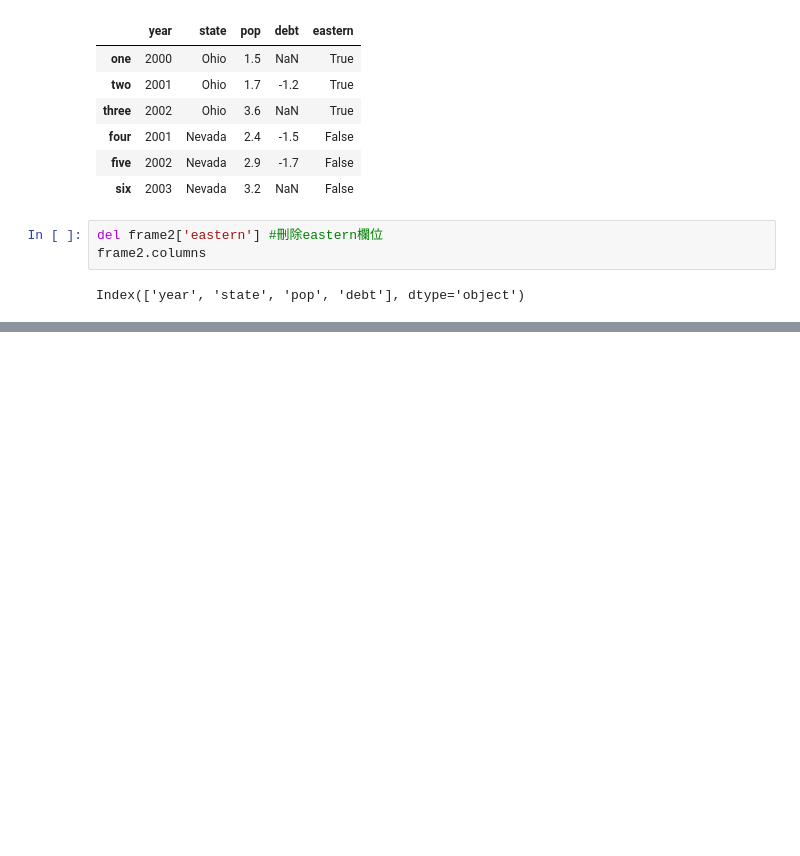
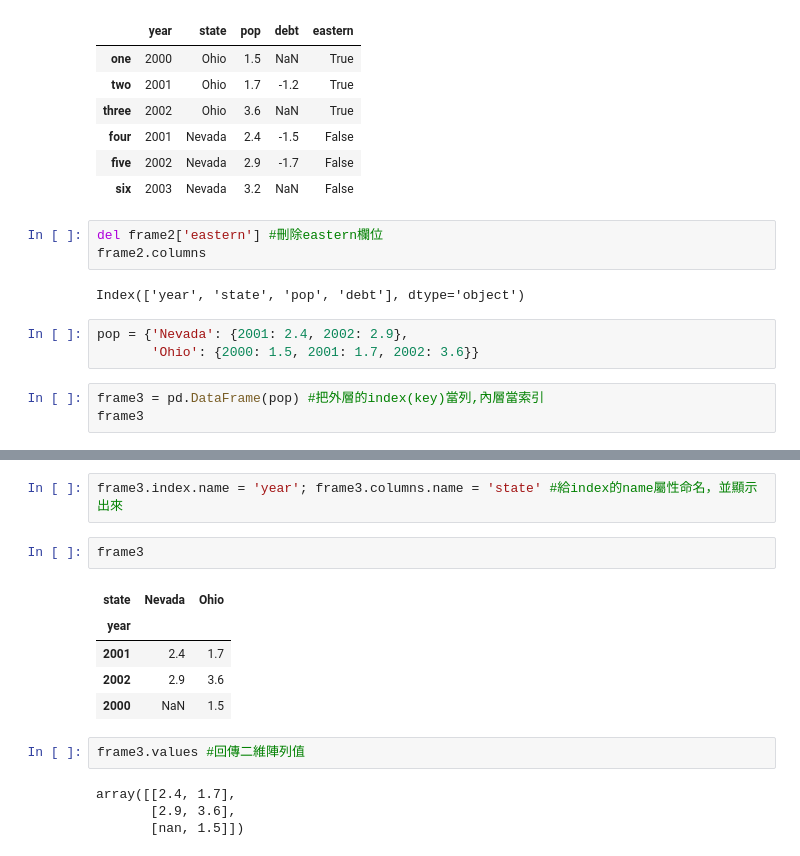
Before and after one commit to z018/CJL, a Jupyter notebook: AIDL_20220311.ipynb, the cells around one changed output, grey strips where cells are left out. Drawn from its saved outputs; the diff is of its cells as text; blank space fills up the shorter version.

```diff
--- a/AIDL_20220311.ipynb
+++ b/AIDL_20220311.ipynb
@@ -190,3 +190,9 @@ del frame2['eastern'] #刪除eastern欄位
 frame2.columns
 # %% [output]
 Index(['year', 'state', 'pop', 'debt'], dtype='object')
+# %%
+pop = {'Nevada': {2001: 2.4, 2002: 2.9},
+       'Ohio': {2000: 1.5, 2001: 1.7, 2002: 3.6}}
+# %%
+frame3 = pd.DataFrame(pop) #把外層的index(key)當列,內層當索引
+frame3
@@ -192,0 +220,16 @@ Index(['year', 'state', 'pop', 'debt'], dtype='object')
+# %%
+frame3.index.name = 'year'; frame3.columns.name = 'state' #給index的name屬性命名，並顯示出來
+# %%
+frame3
+# %% [output]
+| state | Nevada | Ohio |
+| year |  |  |
+| 2001 | 2.4 | 1.7 |
+| 2002 | 2.9 | 3.6 |
+| 2000 | NaN | 1.5 |
+# %%
+frame3.values #回傳二維陣列值
+# %% [output]
+array([[2.4, 1.7],
+       [2.9, 3.6],
+       [nan, 1.5]])
```
Also changed, not shown: parts of 5 cells of this notebook.
